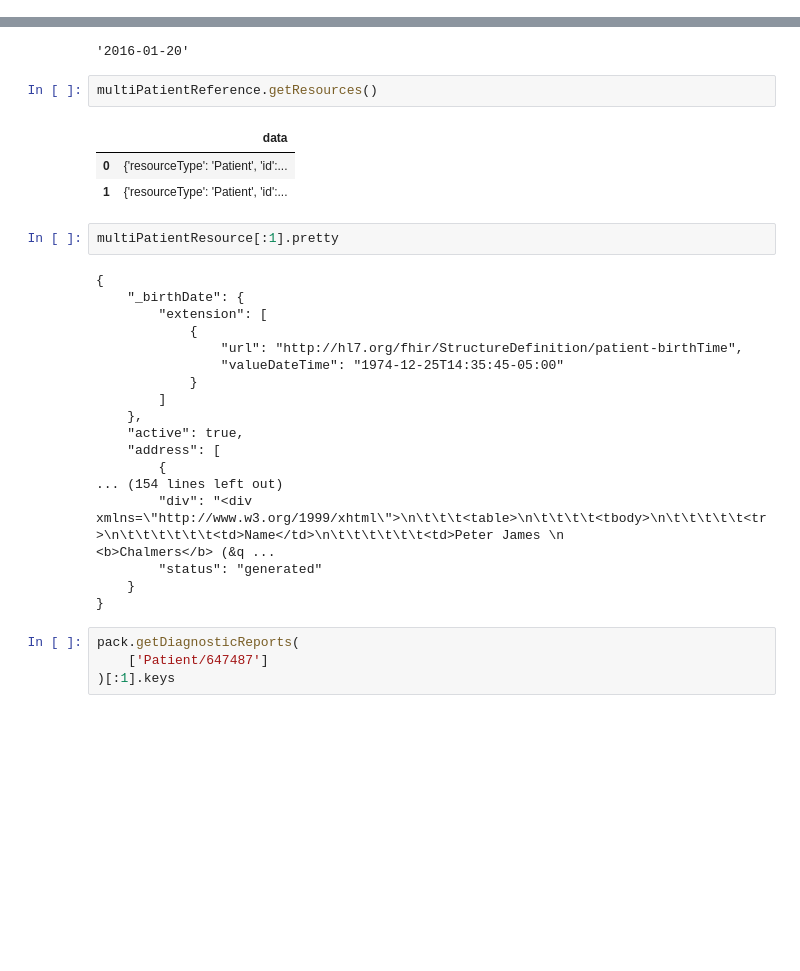
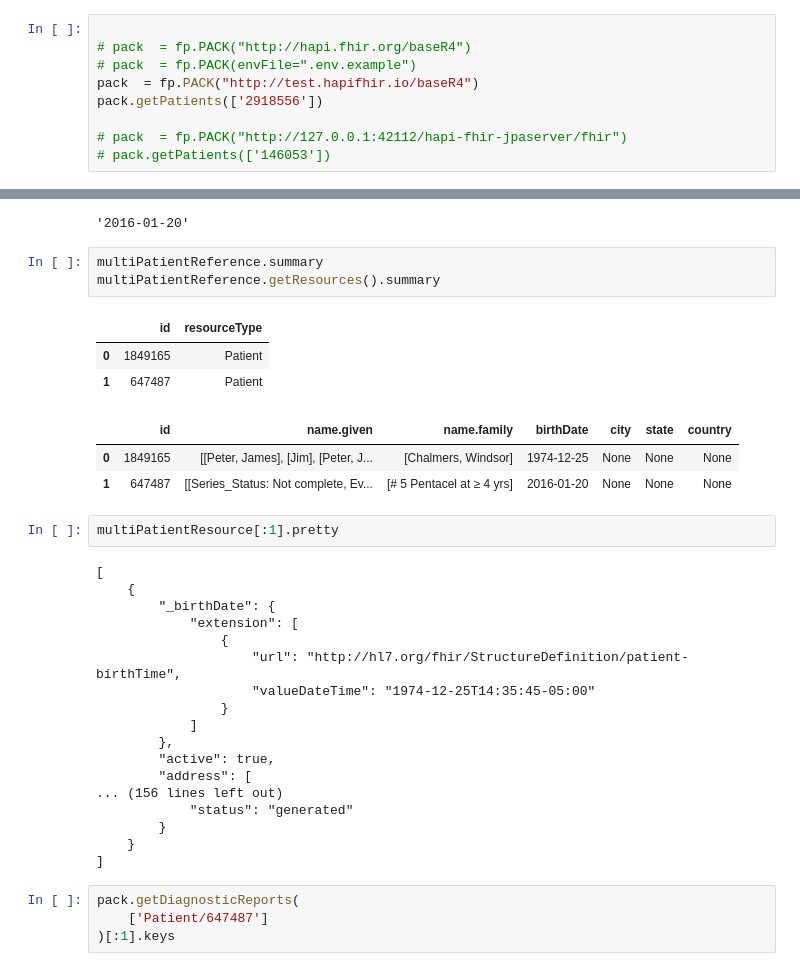
Before and after one commit to fhirpack/fhirpack, a Jupyter notebook: docs/examples/usage.ipynb, the cells around one changed output, grey strips where cells are left out. Saved outputs shown, nothing was run; the diff lists cells and outputs as text; blank space fills up the shorter version.

```diff
--- a/docs/examples/usage.ipynb
+++ b/docs/examples/usage.ipynb
@@ -106,0 +110,9 @@ pack.getPatients(['2918556'])
+# %%
+
+# pack  = fp.PACK("http://hapi.fhir.org/baseR4")
+# pack  = fp.PACK(envFile=".env.example")
+pack  = fp.PACK("http://test.hapifhir.io/baseR4")
+pack.getPatients(['2918556'])
+
+# pack  = fp.PACK("http://127.0.0.1:42112/hapi-fhir-jpaserver/fhir")
+# pack.getPatients(['146053'])
@@ -243,31 +295,35 @@ patientResource.serialize().get('birthDate')
  'Evaluation_Status_5.0: Valid']
 '2016-01-20'
 # %%
-multiPatientReference.getResources()
+multiPatientReference.summary
+multiPatientReference.getResources().summary
 # %% [output]
-|  | data |
-| 0 | {'resourceType': 'Patient', 'id':... |
-| 1 | {'resourceType': 'Patient', 'id':... |
+|  | id | resourceType |
+| 0 | 1849165 | Patient |
+| 1 | 647487 | Patient |
+|  | id | name.given | name.family | birthDate | city | state | country |
+| 0 | 1849165 | [[Peter, James], [Jim], [Peter, J... | [Chalmers, Windsor] | 1974-12-25 | None | None | None |
+| 1 | 647487 | [[Series_Status: Not complete, Ev... | [# 5 Pentacel at ≥ 4 yrs] | 2016-01-20 | None | None | None |
 # %%
 multiPatientResource[:1].pretty
 # %% [output]
-{
-    "_birthDate": {
-        "extension": [
-            {
-                "url": "http://hl7.org/fhir/StructureDefinition/patient-birthTime",
-                "valueDateTime": "1974-12-25T14:35:45-05:00"
-            }
-        ]
-    },
-    "active": true,
-    "address": [
-        {
-... (154 lines left out)
-        "div": "<div xmlns=\"http://www.w3.org/1999/xhtml\">\n\t\t\t<table>\n\t\t\t\t<tbody>\n\t\t\t\t\t<tr>\n\t\t\t\t\t\t<td>Name</td>\n\t\t\t\t\t\t<td>Peter James \n              <b>Chalmers</b> (&q ...
-        "status": "generated"
+[
+    {
+        "_birthDate": {
+            "extension": [
+                {
+                    "url": "http://hl7.org/fhir/StructureDefinition/patient-birthTime",
+                    "valueDateTime": "1974-12-25T14:35:45-05:00"
+                }
+            ]
+        },
+        "active": true,
+        "address": [
+... (156 lines left out)
+            "status": "generated"
+        }
     }
-}
+]
 # %%
 pack.getDiagnosticReports(
     ['Patient/647487']
```
Also changed, not shown: parts of 45 cells of this notebook, 11 other files.
